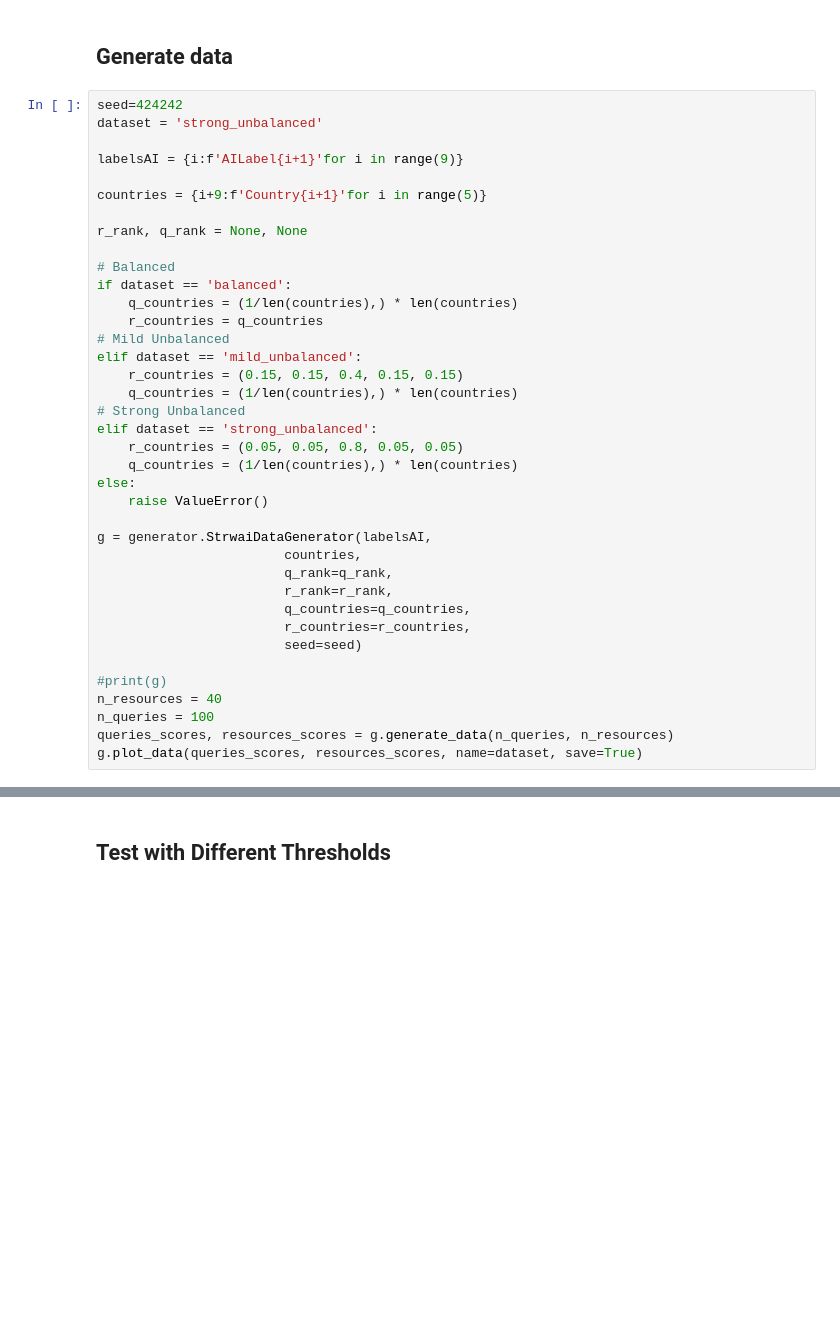
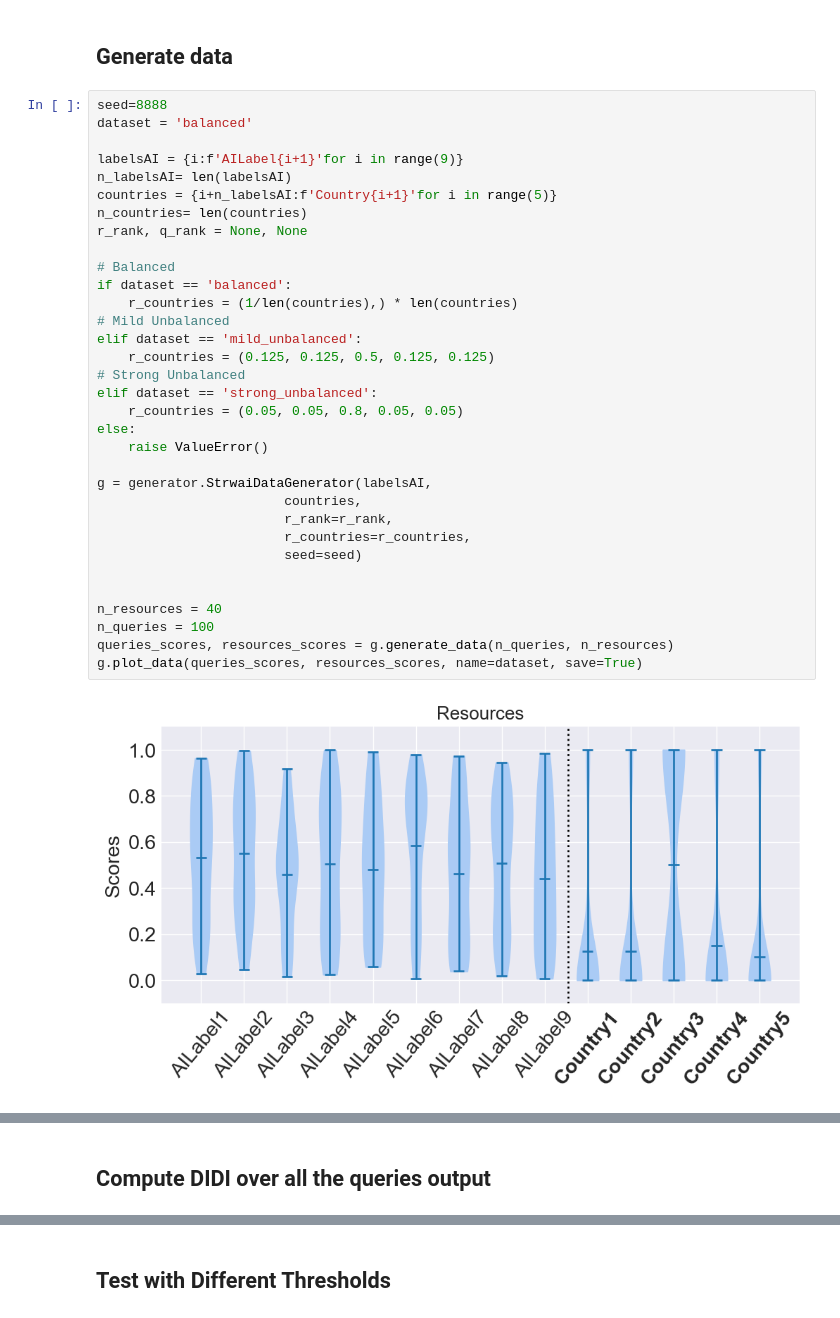
Before and after one commit to EleMisi/FAiRDAS, a Jupyter notebook: demo.ipynb, the cells around one changed output, grey strips where cells are left out. Drawn from its saved outputs; the diff is of its cells as text; blank space fills up the shorter version.

```diff
--- a/demo.ipynb
+++ b/demo.ipynb
@@ -19,40 +19,37 @@ import const_define as cd
 # %% [markdown]
 ## Generate data
 # %%
-seed=424242
-dataset = 'strong_unbalanced'
+seed=8888
+dataset = 'balanced'
 
 labelsAI = {i:f'AILabel{i+1}'for i in range(9)}
-
-countries = {i+9:f'Country{i+1}'for i in range(5)}
-
+n_labelsAI= len(labelsAI)
+countries = {i+n_labelsAI:f'Country{i+1}'for i in range(5)}
+n_countries= len(countries)
 r_rank, q_rank = None, None
 
 # Balanced
 if dataset == 'balanced':
-    q_countries = (1/len(countries),) * len(countries)
-    r_countries = q_countries
+    r_countries = (1/len(countries),) * len(countries)
 # Mild Unbalanced
 elif dataset == 'mild_unbalanced':
-    r_countries = (0.15, 0.15, 0.4, 0.15, 0.15)
-    q_countries = (1/len(countries),) * len(countries)
+    r_countries = (0.125, 0.125, 0.5, 0.125, 0.125)
 # Strong Unbalanced
 elif dataset == 'strong_unbalanced':
     r_countries = (0.05, 0.05, 0.8, 0.05, 0.05)
-    q_countries = (1/len(countries),) * len(countries)
 else:
     raise ValueError()
 
 g = generator.StrwaiDataGenerator(labelsAI,
                         countries,
-                        q_rank=q_rank,
                         r_rank=r_rank,
-                        q_countries=q_countries,
                         r_countries=r_countries,
                         seed=seed)
 
-#print(g)
+
 n_resources = 40
 n_queries = 100
 queries_scores, resources_scores = g.generate_data(n_queries, n_resources)
 g.plot_data(queries_scores, resources_scores, name=dataset, save=True)
+# %% [output]
+[figure, added]
@@ -58,0 +57,2 @@ g.plot_data(queries_scores, resources_scores, name=dataset, save=True)
+# %% [markdown]
+## Compute DIDI over all the queries output
```
Also changed, not shown: parts of 10 cells of this notebook, 6 other files.
